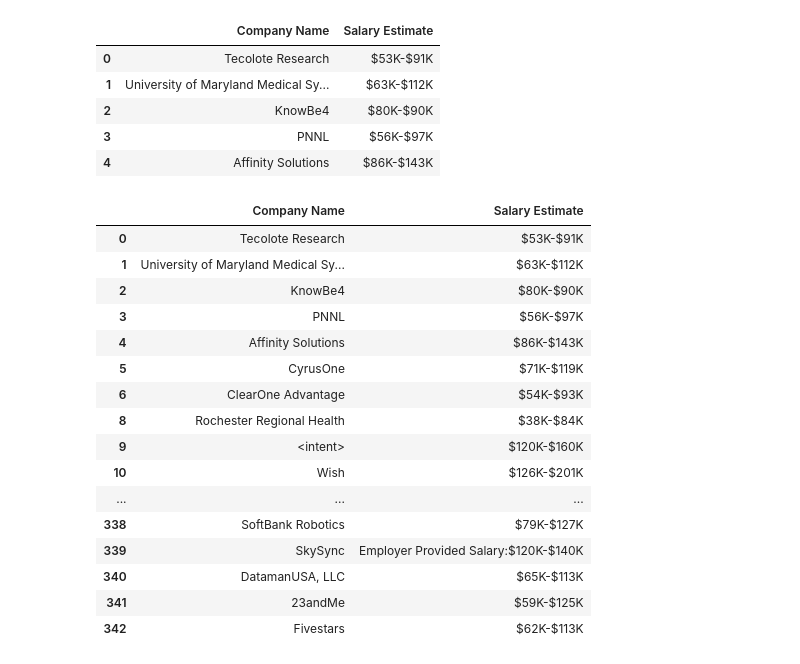
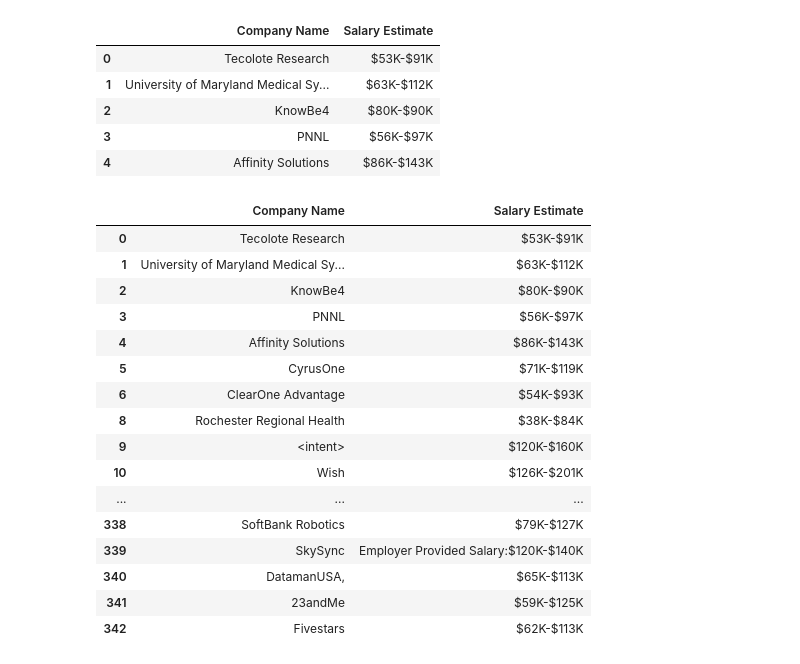
Before and after one commit to lcswsher/13_Project_2, a Jupyter notebook: Glassdoor_cleanup.ipynb, the cells around one changed output. Cells and saved outputs as stored; diff of their text form; code cells hidden in the pictures.

```diff
--- a/Glassdoor_cleanup.ipynb
+++ b/Glassdoor_cleanup.ipynb
@@ -115,22 +132,29 @@ mask = df['Company Name'].str.contains('LLC').value_counts()
 df.drop(mask, inplace=True)
 # %%
 pd.set_option('display.max_rows',None,'display.max_columns',None)
-df
-# %% [output]
-|  | Company Name | Salary Estimate |
-| 0 | Tecolote Research | $53K-$91K |
-| 1 | University of Maryland Medical Sy... | $63K-$112K |
-| 2 | KnowBe4 | $80K-$90K |
-| 3 | PNNL | $56K-$97K |
-| 4 | Affinity Solutions | $86K-$143K |
-| 5 | CyrusOne | $71K-$119K |
-| 6 | ClearOne Advantage | $54K-$93K |
-| 8 | Rochester Regional Health | $38K-$84K |
-| 9 | <intent> | $120K-$160K |
-| 10 | Wish | $126K-$201K |
-| ... | ... | ... |
-| 338 | SoftBank Robotics | $79K-$127K |
-| 339 | SkySync | Employer Provided Salary:$120K-$140K |
-| 340 | DatamanUSA, LLC | $65K-$113K |
-| 341 | 23andMe | $59K-$125K |
-| 342 | Fivestars | $62K-$113K |
+# %%
+To_remove_lst = [' .LLC', ' INC.', ' LLC', ' ,INC', ' INC', ' Inc.', ', Inc.', ', Inc']
+
+df['Company Name'] = df['Company Name'].str.replace('|'.join(To_remove_lst), '')
+
+To_remove_lst = [' Inc.', ', Inc.', ', Inc', '. Inc']
+
+df['Company Name'] = df['Company Name'].str.replace('|'.join(To_remove_lst), ',')
+# %% [output]
+|  | Company Name | Salary Estimate |
+| 0 | Tecolote Research | $53K-$91K |
+| 1 | University of Maryland Medical Sy... | $63K-$112K |
+| 2 | KnowBe4 | $80K-$90K |
+| 3 | PNNL | $56K-$97K |
+| 4 | Affinity Solutions | $86K-$143K |
+| 5 | CyrusOne | $71K-$119K |
+| 6 | ClearOne Advantage | $54K-$93K |
+| 8 | Rochester Regional Health | $38K-$84K |
+| 9 | <intent> | $120K-$160K |
+| 10 | Wish | $126K-$201K |
+| ... | ... | ... |
+| 338 | SoftBank Robotics | $79K-$127K |
+| 339 | SkySync | Employer Provided Salary:$120K-$140K |
+| 340 | DatamanUSA, | $65K-$113K |
+| 341 | 23andMe | $59K-$125K |
+| 342 | Fivestars | $62K-$113K |
```
Also changed, not shown: parts of 4 cells of this notebook.
